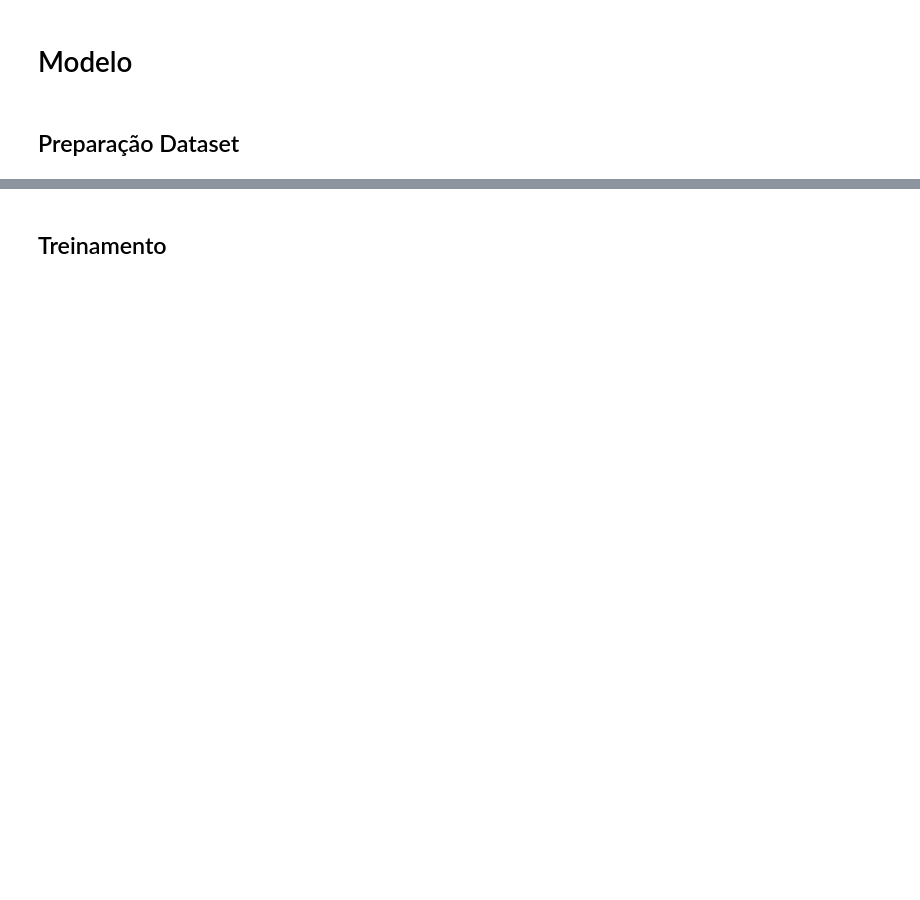
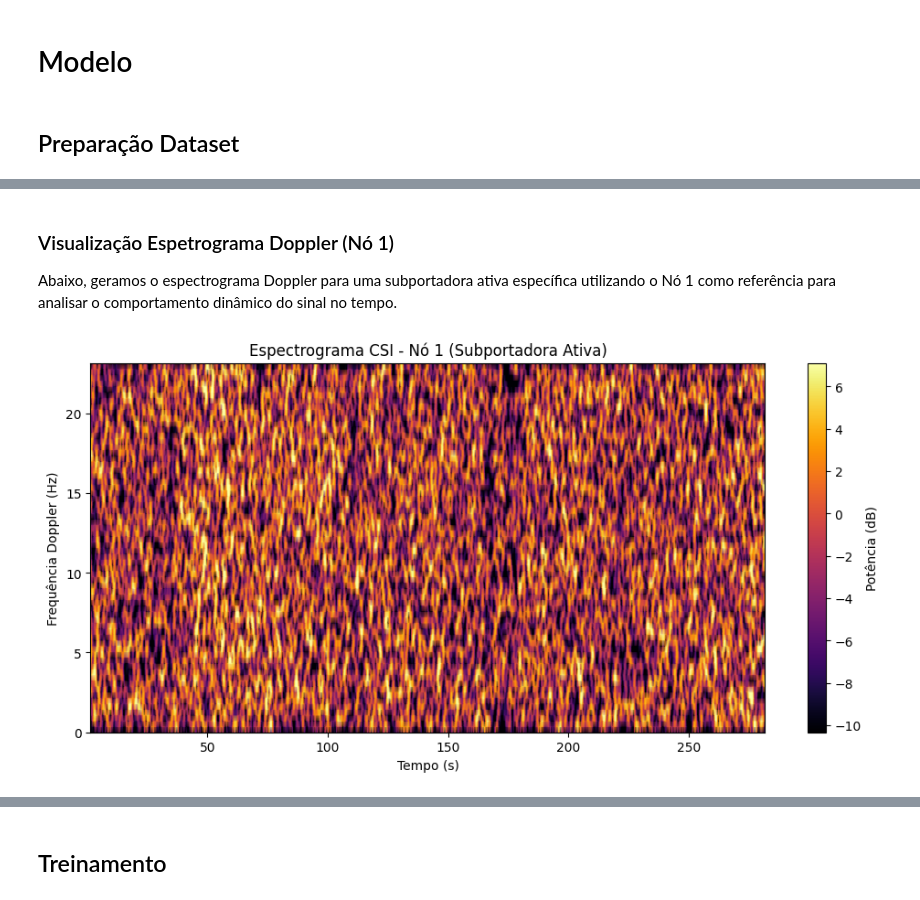
Before and after one commit to Heitor65/Fall_Detection-Sistemas_Embarcados, a Jupyter notebook: FallDetection.ipynb, the cells around one changed output, grey strips where cells are left out. Drawn from its saved outputs; the diff is of its cells as text; code cells hidden in the pictures; blank space fills up the shorter version.

```diff
--- a/FallDetection.ipynb
+++ b/FallDetection.ipynb
@@ -227,0 +313,64 @@ plt.show()
+# %% [markdown]
+### Visualização Espetrograma Doppler (Nó 1)
+Abaixo, geramos o espectrograma Doppler para uma subportadora ativa específica utilizando o Nó 1 como referência para analisar o comportamento dinâmico do sinal no tempo.
+# %%
+import numpy as np
+import matplotlib.pyplot as plt
+from scipy import signal
+
+# 1. Carregar os dados
+data = np.load(f'{v2_sessions_dir}csi-1784096476.npz')
+iq_raw = data['iq']                      # Shape: (52896, 1, 64, 2)
+node_ids = data['node_id']               # Shape: (52896,)
+timestamps_ns = data['received_monotonic_ns']
+
+# 2. Filtrar pelo Nó 1
+target_node = 1
+mask = (node_ids == target_node)
+
+# Converter I/Q em números complexos e normalizar o tempo para segundos a partir de 0
+iq_complex = iq_raw[mask, 0, :, 0] + 1j * iq_raw[mask, 0, :, 1]
+t_sec = (timestamps_ns[mask] - timestamps_ns[mask][0]) * 1e-9
+
+# Frequência de amostragem efetiva (~46.3 Hz)
+fs = 1.0 / np.median(np.diff(t_sec))
+
+# 3. Selecionar uma subportadora ativa
+# Subportadoras válidas de dados no L-LTF: [2..26] e [38..63]
+active_indices = np.concatenate([np.arange(2, 27), np.arange(38, 64)])
+
+# Exemplo com a subportadora 10
+sig = np.abs(iq_complex[:, 10])
+sig = sig - np.mean(sig)  # Remoção da componente DC
+
+# 4. Calcular o espectrograma
+f, t_spec, Sxx = signal.spectrogram(
+    sig,
+    fs=fs,
+    window='hann',
+    nperseg=128,
+    noverlap=112
+)
+
+# Converter para escala logarítmica (dB)
+Sxx_db = 10 * np.log10(Sxx + 1e-6)
+
+# 5. Plot com ajuste dinâmico de cores
+plt.figure(figsize=(10, 5))
+plt.pcolormesh(
+    t_spec,
+    f,
+    Sxx_db,
+    shading='gouraud',
+    cmap='inferno',
+    vmin=np.percentile(Sxx_db, 10),
+    vmax=np.percentile(Sxx_db, 99)
+)
+plt.ylabel('Frequência Doppler (Hz)')
+plt.xlabel('Tempo (s)')
+plt.title(f'Espectrograma CSI - Nó {target_node} (Subportadora Ativa)')
+plt.colorbar(label='Potência (dB)')
+plt.tight_layout()
+plt.show()
+# %% [output]
+[figure, added]
```
Also changed, not shown: parts of 38 cells of this notebook.
